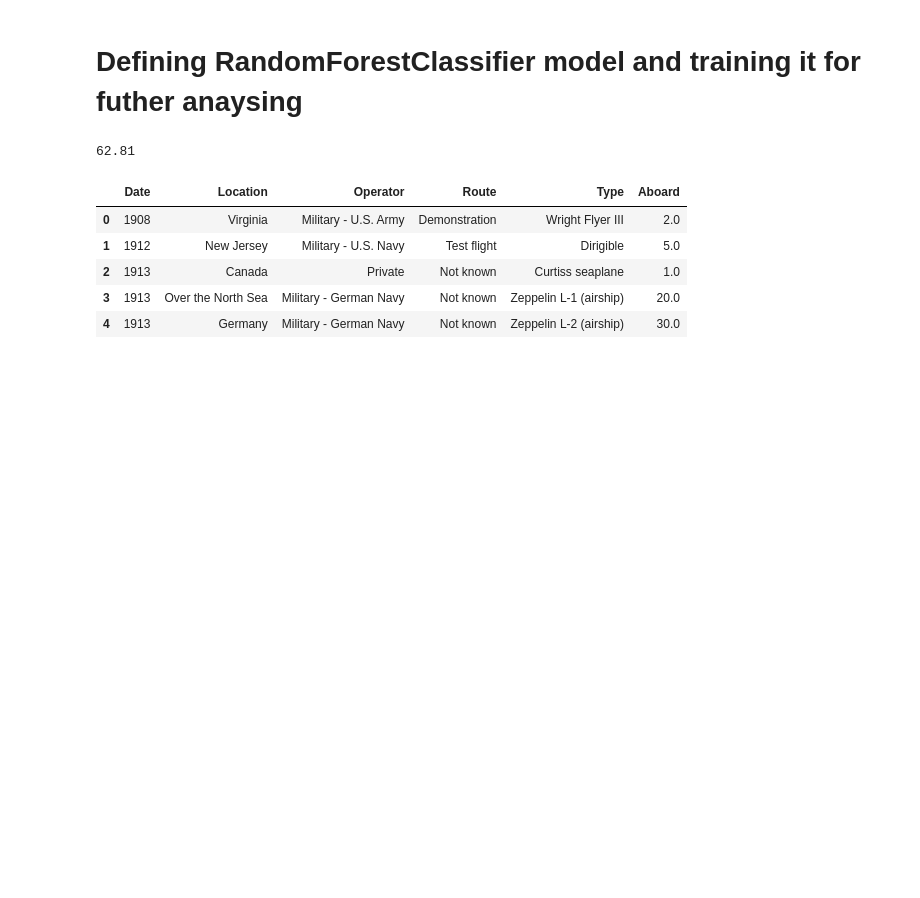
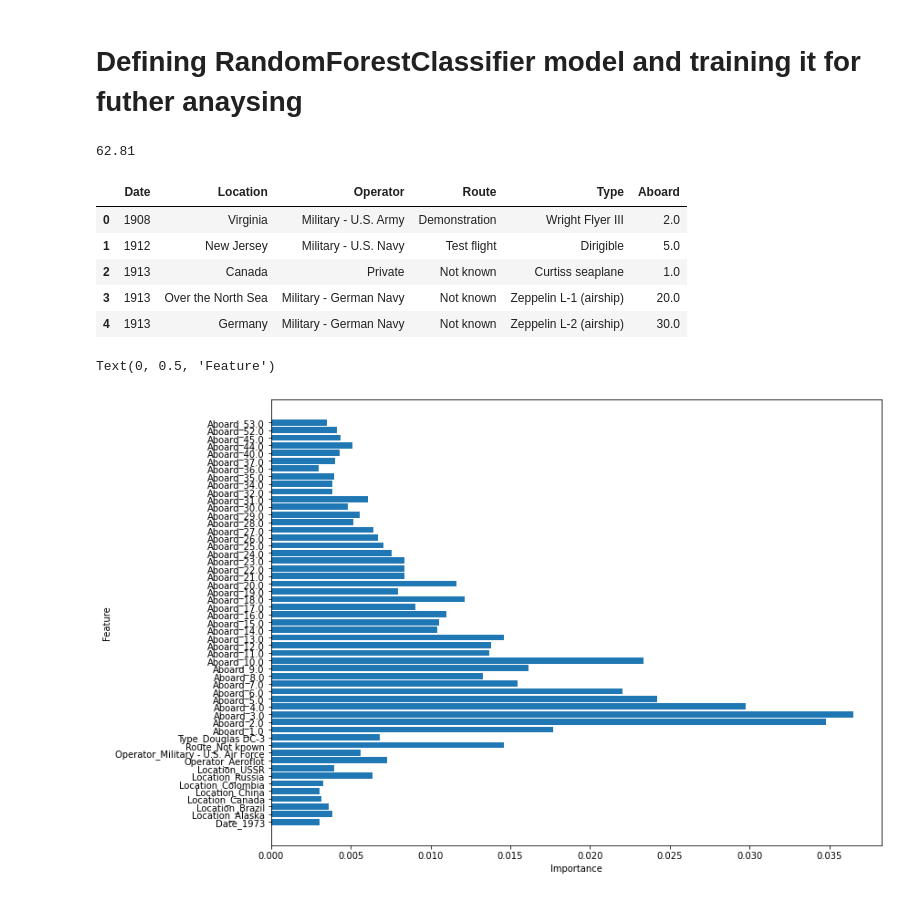
Before and after one commit to ToxaRyd/ItDS_project, a Jupyter notebook: Project.ipynb, the cells around one changed output. Saved outputs shown, nothing was run; the diff lists cells and outputs as text; code cells hidden in the pictures; blank space fills up the shorter version.

```diff
--- a/Project.ipynb
+++ b/Project.ipynb
@@ -225,5 +224,14 @@ inf.head(5)
 # %%
 #@title Analysing which parameters imply the accuracy the most
 
-# plt.figure(figsize=(15,15))
-# plt.barh(X_train.columns, model.feature_importances_)
+figsize = plt.subplots(figsize = (12, 9))
+
+fts_inf = model.feature_importances_ > 0.003
+
+plt.barh(range(sum(fts_inf)), model.feature_importances_[fts_inf], align = 'center')
+plt.yticks(pd.np.arange(sum(fts_inf)), X_train.columns[fts_inf])
+plt.xlabel("Importance")
+plt.ylabel("Feature")
+# %% [output]
+Text(0, 0.5, 'Feature')
+[figure, added]
```
Also changed, not shown: parts of 8 cells of this notebook.
